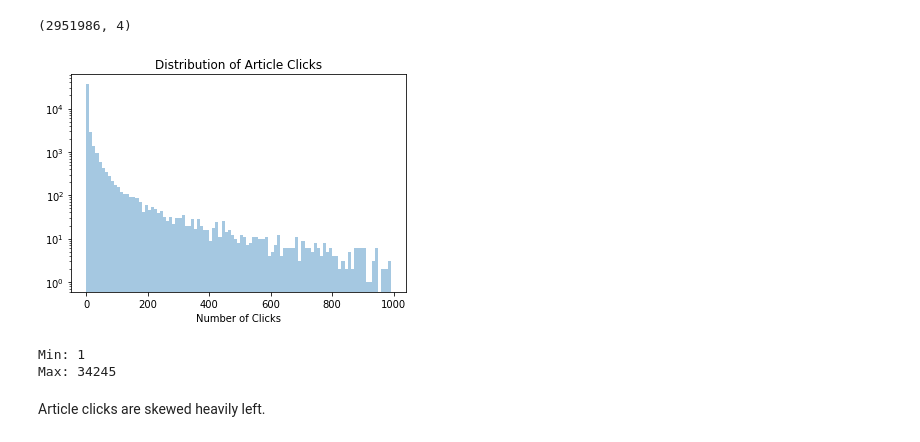
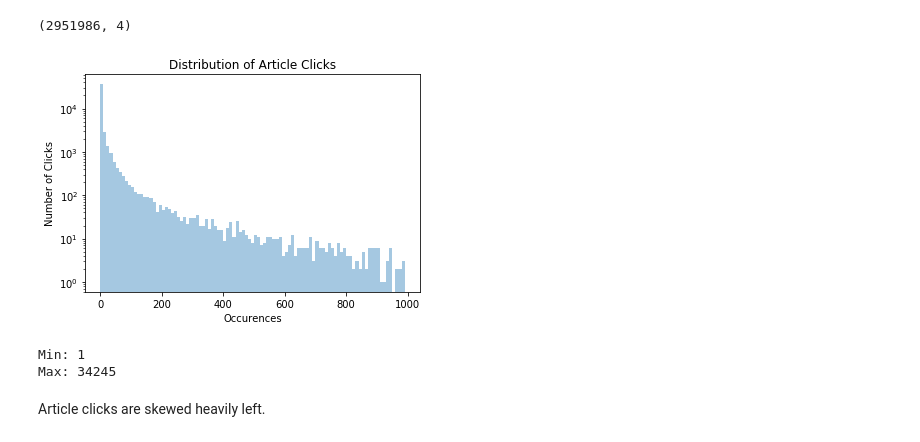
Before and after one commit to taylorhawks/globo-nonlinear-latent-factorization, a Jupyter notebook: Notebook.ipynb, the cells around one changed output. Saved outputs shown, nothing was run; the diff lists cells and outputs as text; code cells hidden in the pictures.

```diff
--- a/Notebook.ipynb
+++ b/Notebook.ipynb
@@ -96,17 +96,18 @@ user_clicks.shape
 # %%
 sns.distplot(
     user_clicks.click_article_id.value_counts(),
     kde=False,
     bins=np.arange(0,1000,10)
 ).set_title('Distribution of Article Clicks')
-plt.xlabel('Number of Clicks')
+plt.ylabel('Number of Clicks')
+plt.xlabel('Occurences')
 plt.yscale('log')
 plt.show()
 
 print('Min:', user_clicks.click_article_id.value_counts().min())
 print('Max:', user_clicks.click_article_id.value_counts().max())
 # %% [output]
-[figure, old version]
+[figure, new version]
 Min: 1
 Max: 34245
 # %% [markdown]
```
Also changed, not shown: 1 other file.
